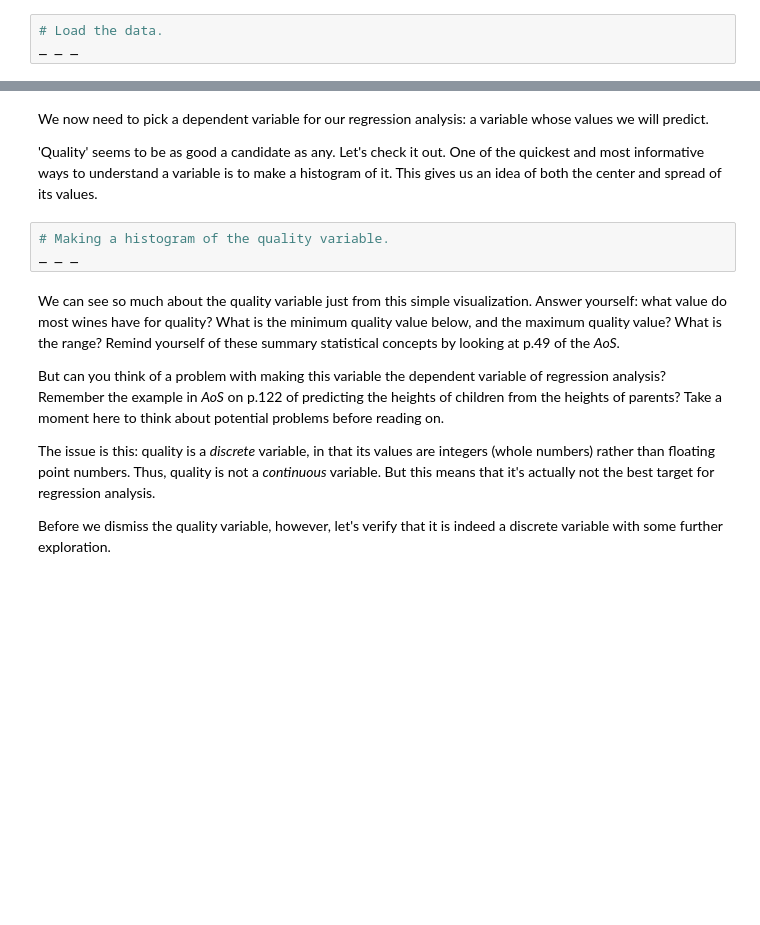
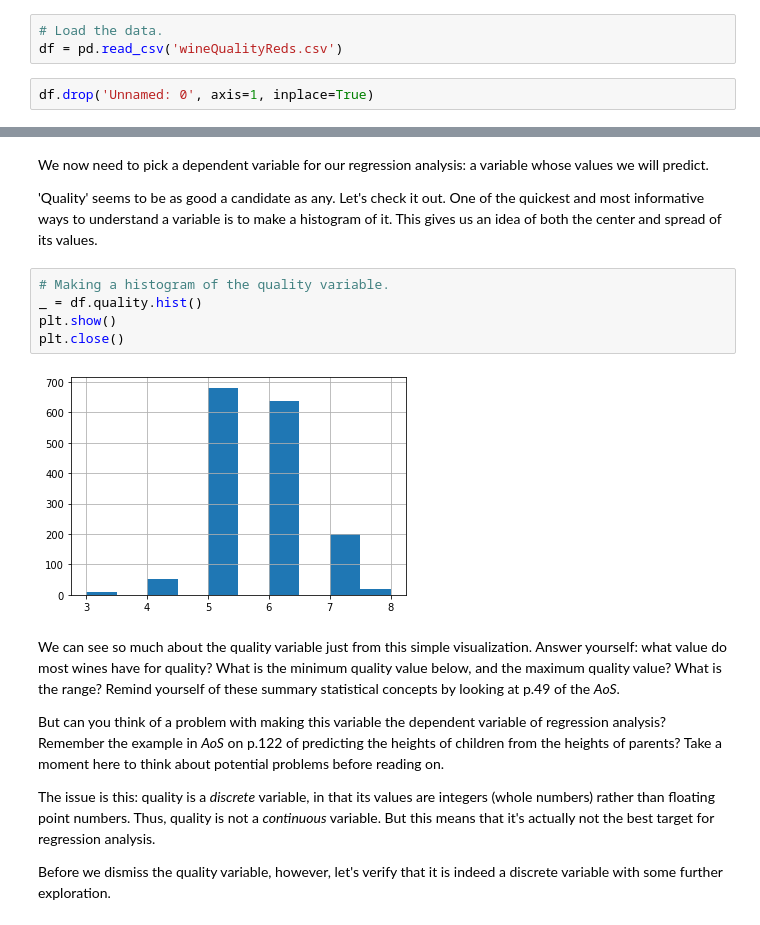
Before and after one commit to Dylan-C-Neal/Springboard-Data-Science-Career-Track, a Jupyter notebook: 11.4 Linear Regression Case Study/Springboard Regression Case Study, Unit 8 - the Red Wine Dataset - Tier 3 (1).ipynb, the cells around one changed output, grey strips where cells are left out. Drawn from its saved outputs; the diff is of its cells as text; blank space fills up the shorter version.

Commit message:
Saving progress on 11.4 wine project

```diff
--- a/11.4 Linear Regression Case Study/Springboard Regression Case Study, Unit 8 - the Red Wine Dataset - Tier 3 (1).ipynb
+++ b/11.4 Linear Regression Case Study/Springboard Regression Case Study, Unit 8 - the Red Wine Dataset - Tier 3 (1).ipynb
@@ -58,7 +60,9 @@ warnings.filterwarnings(action="ignore", module="scipy", message="^internal gels
 #### 1b. Load the data
 # %%
 # Load the data.
-_ _ _
+df = pd.read_csv('wineQualityReds.csv')
+# %%
+df.drop('Unnamed: 0', axis=1, inplace=True)
 # %% [markdown]
 #### 1c. Exploring the data
 # %%
@@ -83,7 +118,11 @@ We now need to pick a dependent variable for our regression analysis: a variable
 'Quality' seems to be as good a candidate as any. Let's check it out. One of the quickest and most informative ways to understand a variable is to make a histogram of it. This gives us an idea of both the center and spread of its values.
 # %%
 # Making a histogram of the quality variable.
-_ _ _
+_ = df.quality.hist()
+plt.show()
+plt.close()
+# %% [output]
+[figure, added]
 # %% [markdown]
 We can see so much about the quality variable just from this simple visualization. Answer yourself: what value do most wines have for quality? What is the minimum quality value below, and the maximum quality value? What is the range? Remind yourself of these summary statistical concepts by looking at p.49 of the *AoS*.
 
```
Also changed, not shown: parts of 11 cells of this notebook.
